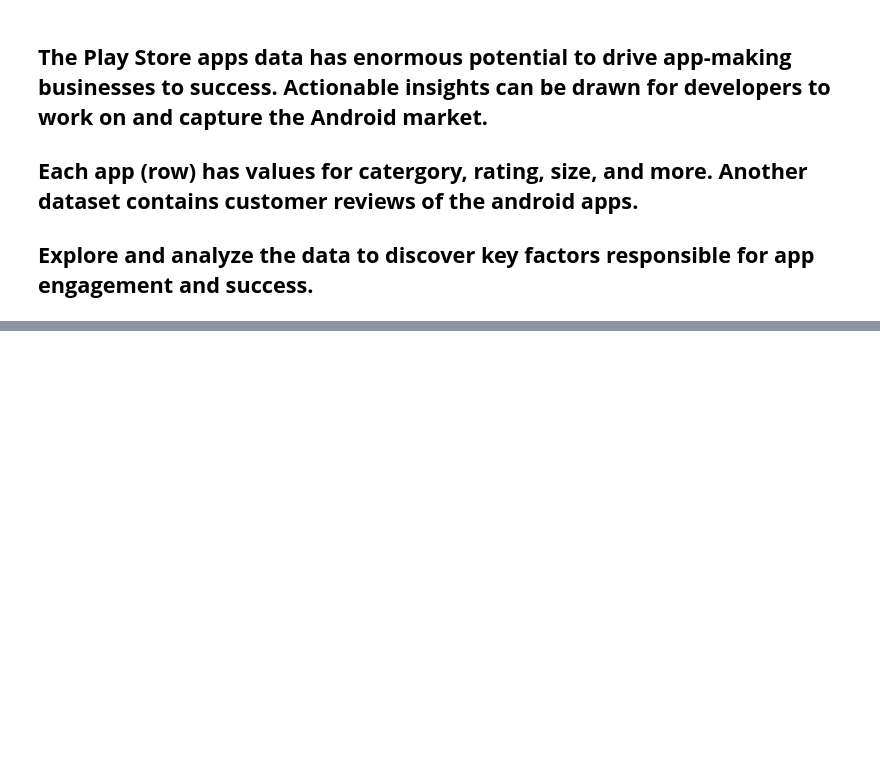
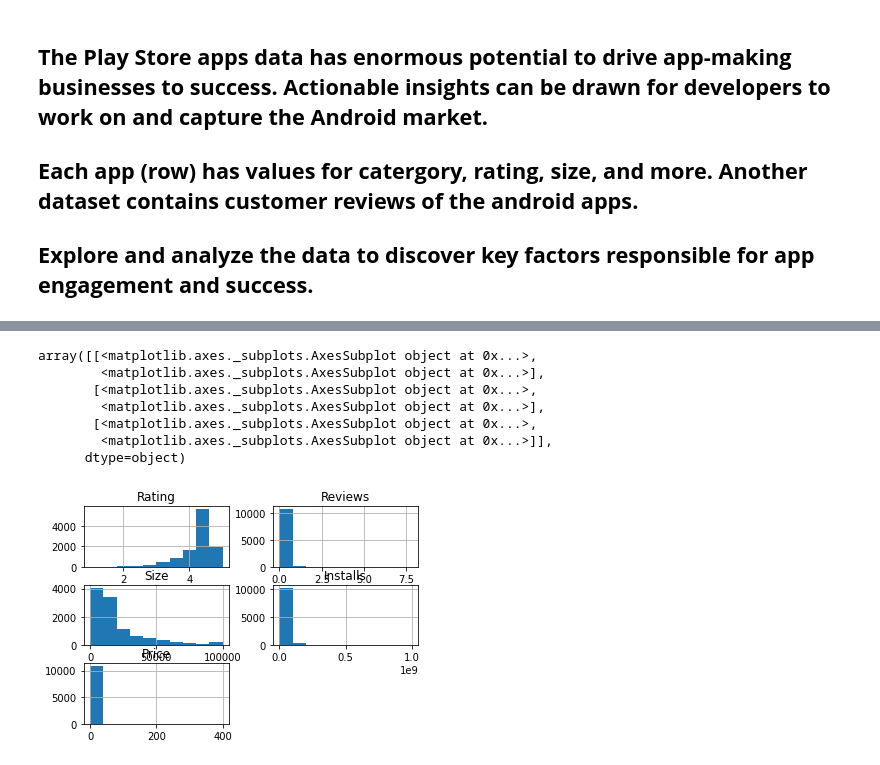
Before and after one commit to RITIK1442840127/Play-Store-Data-Analysis, a Jupyter notebook: Play_Store_Analysis_by_RITIK_TIWARI.ipynb, the cells around one changed output, grey strips where cells are left out. Cells and saved outputs as stored; diff of their text form; code cells hidden in the pictures; blank space fills up the shorter version.

```diff
--- a/Play_Store_Analysis_by_RITIK_TIWARI.ipynb
+++ b/Play_Store_Analysis_by_RITIK_TIWARI.ipynb
@@ -28,0 +354,2 @@ from pylab import rcParams
+# %%
+df['Size']=df['Size'].fillna(df['Size'].median())
@@ -28,0 +390,6 @@ from pylab import rcParams
+# %%
+df['Type'].fillna(df['Type'].mode()[0],inplace=True)
+df['Current Ver'].fillna(df['Current Ver'].mode()[0],inplace=True)
+df['Android Ver'].fillna(df['Android Ver'].mode()[0],inplace=True)
+df['Category'].fillna(df['Category'].mode()[0],inplace=True)
+df['Genres'].fillna(df['Genres'].mode()[0],inplace=True)
@@ -28,0 +413,10 @@ from pylab import rcParams
+# %%
+# we want price, reviews and installs columns as numericel feature not as categoricel feature so, below transformation is applied to convert it in numerical feature.
+df['Price']=df['Price'].apply(lambda x: str(x).replace('$',' ') if '$' in str(x) else str(x))
+df['Price']=df['Price'].apply(lambda x: float(x))
+df['Reviews']=pd.to_numeric(df['Reviews'],errors='ignore')
+# %%
+df['Installs']=df['Installs'].apply(lambda x: str(x).replace('+',' ') if '+' in str(x) else str(x))
+df['Installs']=df['Installs'].apply(lambda x: str(x).replace(',','') if ',' in str(x) else str(x))
+df['Installs']=df['Installs'].apply(lambda x: str(x).replace(' ','') if ' ' in str(x) else str(x))
+df['Installs']=df['Installs'].apply(lambda x: float(x))
@@ -28,0 +455,11 @@ from pylab import rcParams
+# %%
+df.hist()
+# %% [output]
+array([[<matplotlib.axes._subplots.AxesSubplot object at 0x...>,
+        <matplotlib.axes._subplots.AxesSubplot object at 0x...>],
+       [<matplotlib.axes._subplots.AxesSubplot object at 0x...>,
+        <matplotlib.axes._subplots.AxesSubplot object at 0x...>],
+       [<matplotlib.axes._subplots.AxesSubplot object at 0x...>,
+        <matplotlib.axes._subplots.AxesSubplot object at 0x...>]],
+      dtype=object)
+[figure, added]
```
Also changed, not shown: parts of 74 cells of this notebook.
